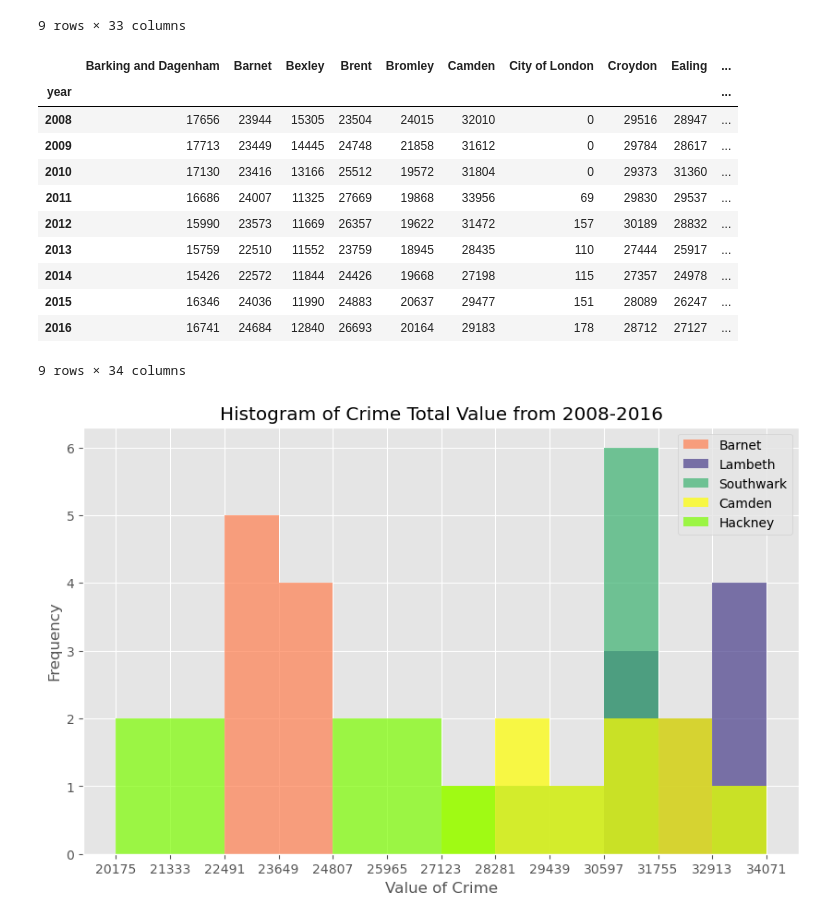
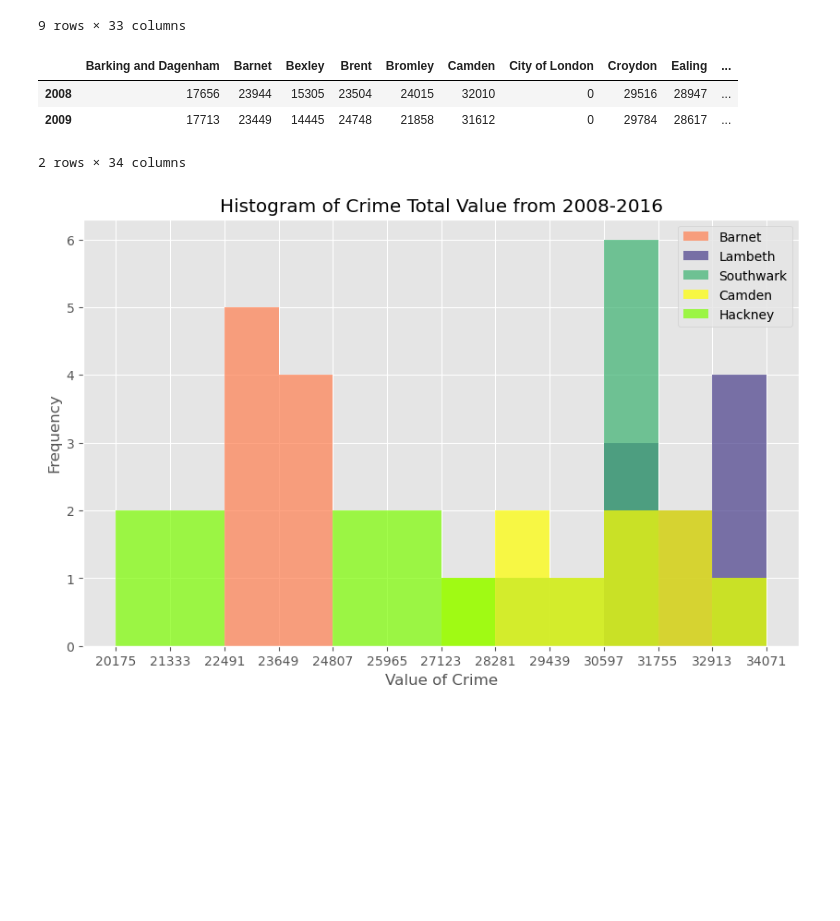
Before and after one commit to fwaafnn/Assigment1_DataVisualization, a Jupyter notebook: PYTN_Assg_1_5_AfwaAfini.ipynb, the cells around one changed output. Saved outputs shown, nothing was run; the diff lists cells and outputs as text; code cells hidden in the pictures; blank space fills up the shorter version.

```diff
--- a/PYTN_Assg_1_5_AfwaAfini.ipynb
+++ b/PYTN_Assg_1_5_AfwaAfini.ipynb
@@ -173,20 +166,12 @@ new_df
 # %%
 # create a new column 'Total'
 new_df['Total'] = new_df.loc[:, 'Barking and Dagenham':'Westminster'].sum(axis=1)
-new_df
+new_df.head(2)
 # %% [output]
 |  | Barking and Dagenham | Barnet | Bexley | Brent | Bromley | Camden | City of London | Croydon | Ealing | ... |
-| year |  |  |  |  |  |  |  |  |  | ... |
 | 2008 | 17656 | 23944 | 15305 | 23504 | 24015 | 32010 | 0 | 29516 | 28947 | ... |
 | 2009 | 17713 | 23449 | 14445 | 24748 | 21858 | 31612 | 0 | 29784 | 28617 | ... |
-| 2010 | 17130 | 23416 | 13166 | 25512 | 19572 | 31804 | 0 | 29373 | 31360 | ... |
-| 2011 | 16686 | 24007 | 11325 | 27669 | 19868 | 33956 | 69 | 29830 | 29537 | ... |
-| 2012 | 15990 | 23573 | 11669 | 26357 | 19622 | 31472 | 157 | 30189 | 28832 | ... |
-| 2013 | 15759 | 22510 | 11552 | 23759 | 18945 | 28435 | 110 | 27444 | 25917 | ... |
-| 2014 | 15426 | 22572 | 11844 | 24426 | 19668 | 27198 | 115 | 27357 | 24978 | ... |
-| 2015 | 16346 | 24036 | 11990 | 24883 | 20637 | 29477 | 151 | 28089 | 26247 | ... |
-| 2016 | 16741 | 24684 | 12840 | 26693 | 20164 | 29183 | 178 | 28712 | 27127 | ... |
-9 rows × 34 columns
+2 rows × 34 columns
 # %%
 hist_df = new_df[['Barnet', 'Lambeth', 'Southwark', 'Camden', 'Hackney']]
 
```
Also changed, not shown: parts of 19 cells of this notebook.
